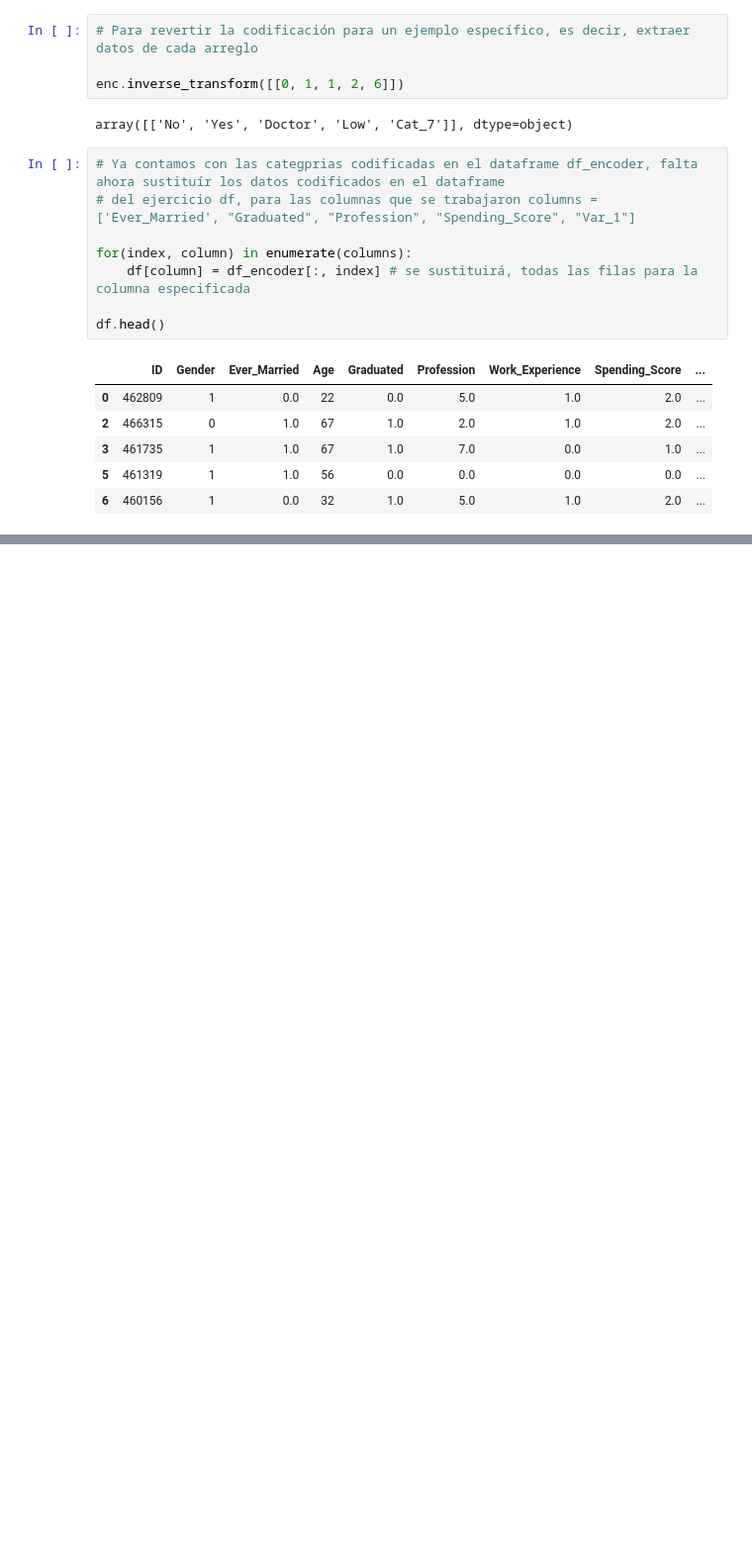
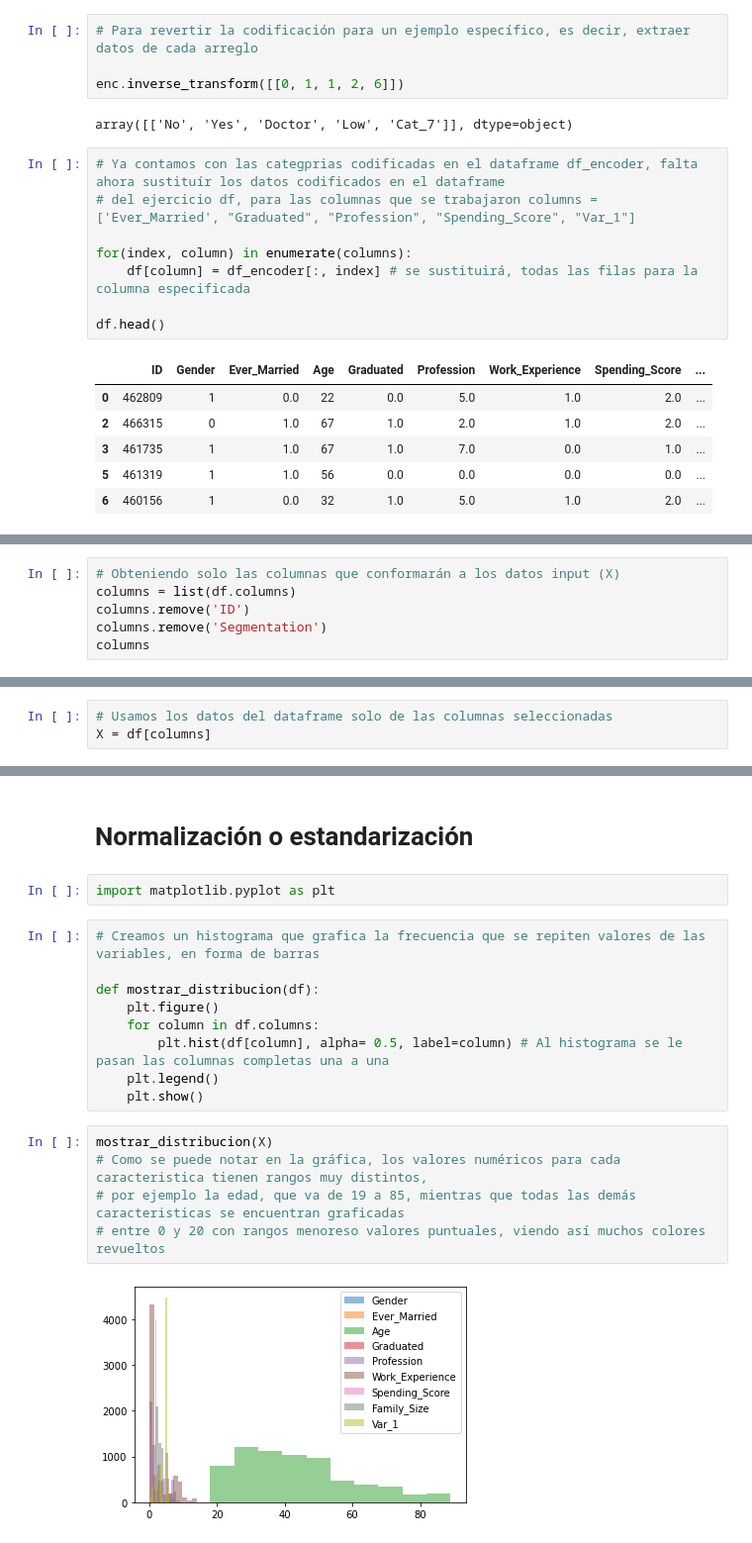
Before and after one commit to gabrieltorres519/Curso_ML_Python_Programador_IA, a Jupyter notebook: 6_Preprocesamiento_datos/Preprocesamiento.ipynb, the cells around one changed output, grey strips where cells are left out. Shown at 99% size. Saved outputs shown, nothing was run; the diff lists cells and outputs as text; blank space fills up the shorter version.

Commit message:
45) Preprocessing: Normalización/Estandarización de los datos y para rangos específicos

```diff
--- a/6_Preprocesamiento_datos/Preprocesamiento.ipynb
+++ b/6_Preprocesamiento_datos/Preprocesamiento.ipynb
@@ -221,0 +246,6 @@ df.head()
+# %%
+# Obteniendo solo las columnas que conformarán a los datos input (X)
+columns = list(df.columns)
+columns.remove('ID')
+columns.remove('Segmentation')
+columns
@@ -221,0 +262,3 @@ df.head()
+# %%
+# Usamos los datos del dataframe solo de las columnas seleccionadas
+X = df[columns]
@@ -221,0 +281,20 @@ df.head()
+# %% [markdown]
+# Normalización o estandarización
+# %%
+import matplotlib.pyplot as plt
+# %%
+# Creamos un histograma que grafica la frecuencia que se repiten valores de las variables, en forma de barras
+
+def mostrar_distribucion(df):
+    plt.figure()
+    for column in df.columns:
+        plt.hist(df[column], alpha= 0.5, label=column) # Al histograma se le pasan las columnas completas una a una
+    plt.legend()
+    plt.show()
+# %%
+mostrar_distribucion(X)
+# Como se puede notar en la gráfica, los valores numéricos para cada caracteristica tienen rangos muy distintos,
+# por ejemplo la edad, que va de 19 a 85, mientras que todas las demás caracteristicas se encuentran graficadas
+# entre 0 y 20 con rangos menoreso valores puntuales, viendo así muchos colores revueltos
+# %% [output]
+[figure, added]
```
Also changed, not shown: parts of 10 cells of this notebook.
